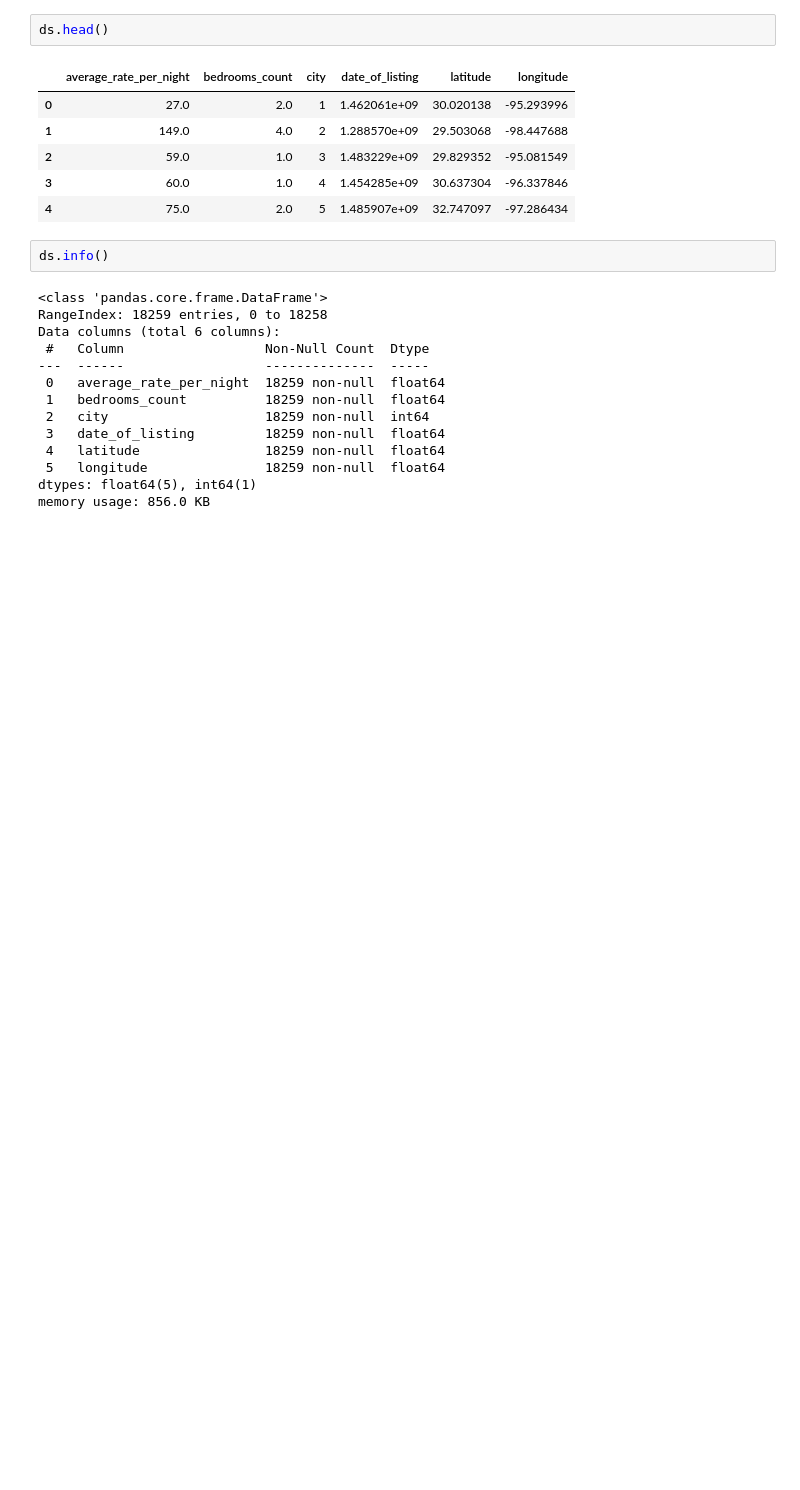
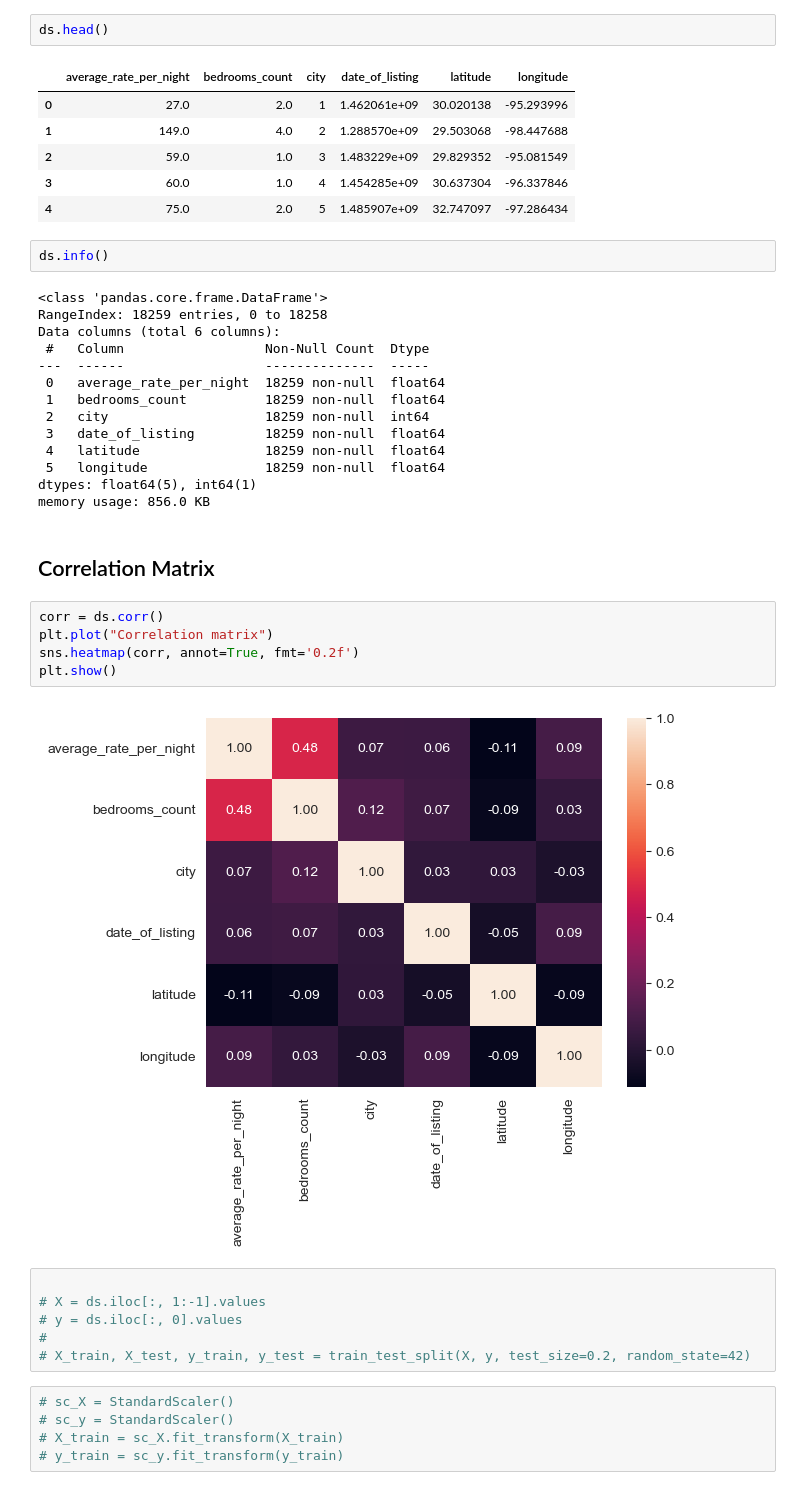
Before and after one commit to hossein-rahmati/Airbnb-property-dataset, a Jupyter notebook: Airbnb_property.ipynb, the cells around one changed output. Drawn from its saved outputs; the diff is of its cells as text; blank space fills up the shorter version.

Commit message:
Plot correlation matrix

```diff
--- a/Airbnb_property.ipynb
+++ b/Airbnb_property.ipynb
@@ -296,3 +299,23 @@ Data columns (total 6 columns):
  5   longitude               18259 non-null  float64
 dtypes: float64(5), int64(1)
 memory usage: 856.0 KB
+# %% [markdown]
+## Correlation Matrix
+# %%
+corr = ds.corr()
+plt.plot("Correlation matrix")
+sns.heatmap(corr, annot=True, fmt='0.2f')
+plt.show()
+# %% [output]
+[figure, added]
+# %%
+
+# X = ds.iloc[:, 1:-1].values
+# y = ds.iloc[:, 0].values
+#
+# X_train, X_test, y_train, y_test = train_test_split(X, y, test_size=0.2, random_state=42)
+# %%
+# sc_X = StandardScaler()
+# sc_y = StandardScaler()
+# X_train = sc_X.fit_transform(X_train)
+# y_train = sc_y.fit_transform(y_train)
```
Also changed, not shown: parts of 5 cells of this notebook.
